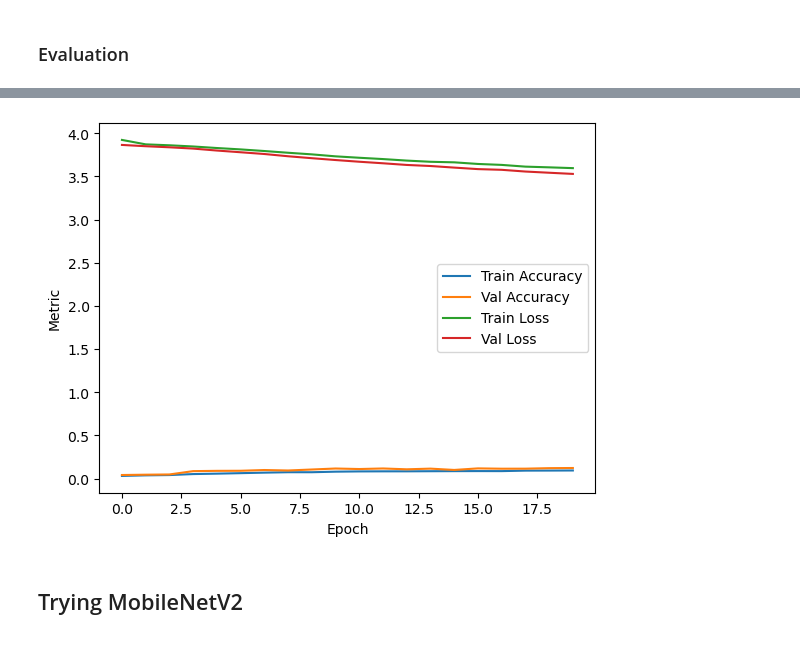
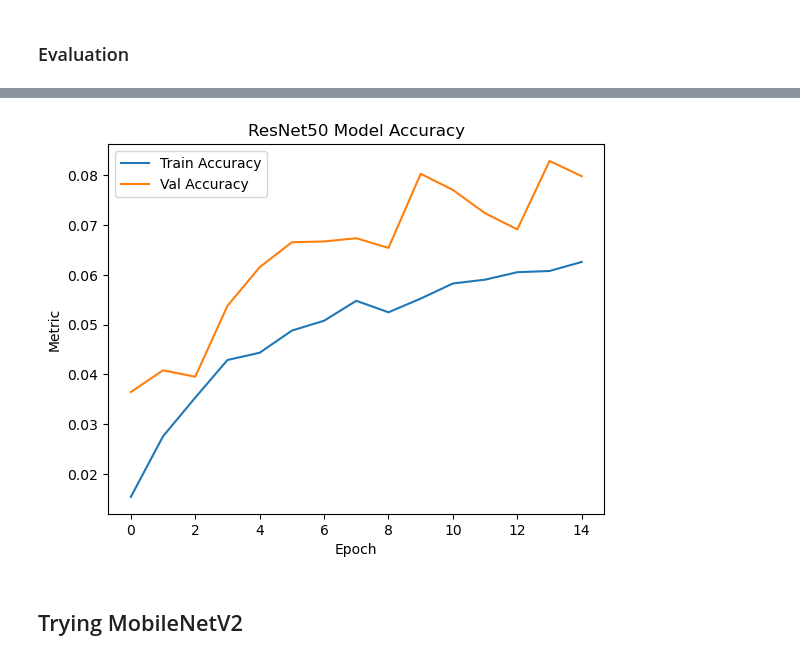
Before and after one commit to CharlieBoye8/boye_leafID, a Jupyter notebook: EDA.ipynb, the cells around one changed output, grey strips where cells are left out. Drawn from its saved outputs; the diff is of its cells as text; code cells hidden in the pictures.

```diff
--- a/EDA.ipynb
+++ b/EDA.ipynb
@@ -285,14 +287,8 @@ Training completed in 10058.56 seconds or 167.64 minutes
 # %%
-test_loss, test_acc = resnet_model.evaluate(test_ds)
 print(f"Test Accuracy: {test_acc:.2f}")
-
-# Plot accuracy and loss curves
-import matplotlib.pyplot as plt
-
-plt.plot(history.history['accuracy'], label='Train Accuracy')
-plt.plot(history.history['val_accuracy'], label='Val Accuracy')
-plt.plot(history.history['loss'], label='Train Loss')
-plt.plot(history.history['val_loss'], label='Val Loss')
+plt.plot(resnet_history.history['accuracy'], label='Train Accuracy')
+plt.plot(resnet_history.history['val_accuracy'], label='Val Accuracy')
+plt.title('ResNet50 Model Accuracy')
 plt.xlabel('Epoch')
 plt.ylabel('Metric')
 plt.legend()
@@ -302,5 +297,5 @@ plt.show()
 Test Accuracy: 0.08
-[figure, old version]
+[figure, new version]
 # %% [markdown]
 ## Trying MobileNetV2
 # %%
```
Also changed, not shown: parts of 2 cells of this notebook, 3 other files.
